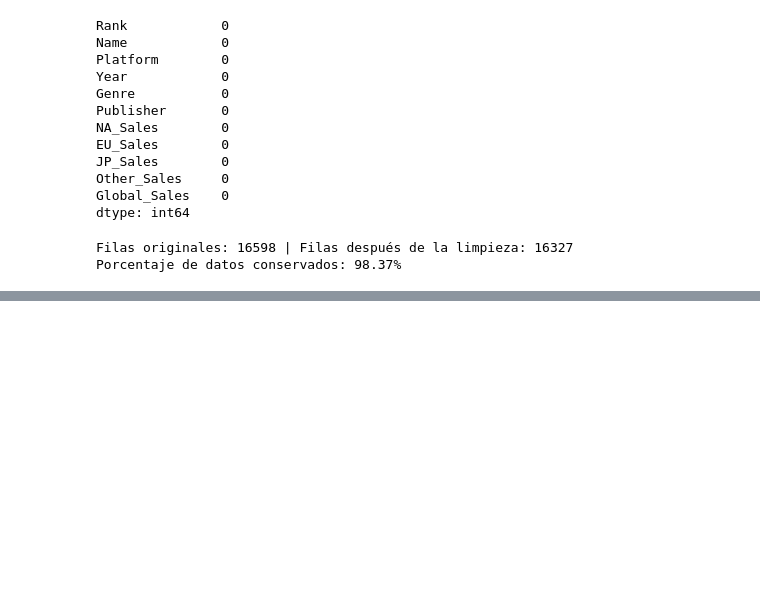
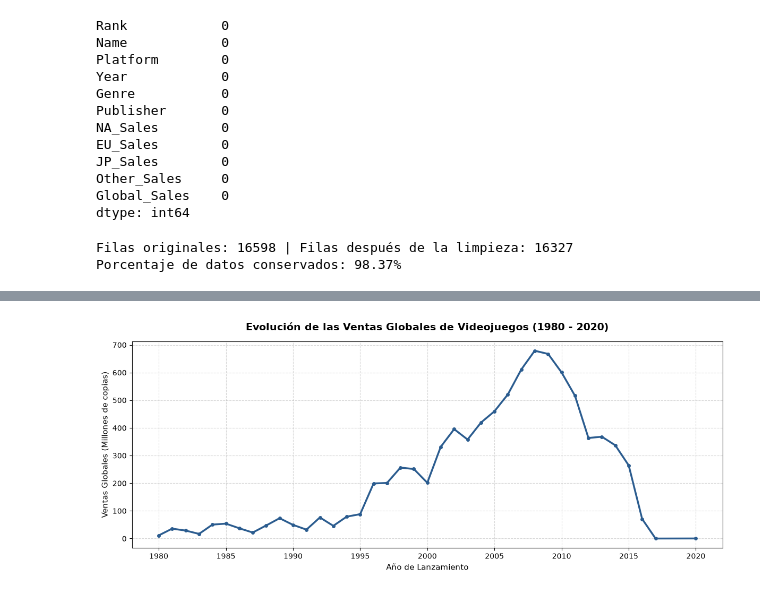
Before and after one commit to lucasandresponce/proyecto-final-videojuegos-, a Jupyter notebook: notebook.ipynb, the cells around one changed output, grey strips where cells are left out. Drawn from its saved outputs; the diff is of its cells as text; code cells hidden in the pictures; blank space fills up the shorter version.

Commit message:
grafico de ventas

```diff
--- a/notebook.ipynb
+++ b/notebook.ipynb
@@ -123,0 +162,22 @@ Porcentaje de datos conservados: 98.37%
+# %%
+#Analicis evaulacion de ventas por año
+import matplotlib.pyplot as plt
+import seaborn as sns
+
+#agrupo por año
+ventas_por_anio = df_limpio.groupby("Year")["Global_Sales"].sum().reset_index()
+
+#grafico de tendencia temporal
+
+plt.figure(figsize=(12, 5))
+plt.plot(ventas_por_anio["Year"], ventas_por_anio["Global_Sales"], color="#2b5c8f", linewidth=2.5, marker="o", markersize=4)
+
+plt.title("Evolución de las Ventas Globales de Videojuegos (1980 - 2020)", fontsize=14, fontweight="bold", pad=15)
+plt.xlabel("Año de Lanzamiento", fontsize=11)
+plt.ylabel("Ventas Globales (Millones de copias)", fontsize=11)
+plt.grid(True, linestyle="--", alpha=0.5)
+plt.tight_layout()
+
+plt.show()
+# %% [output]
+[figure, added]
```
Also changed, not shown: parts of 2 cells of this notebook.
